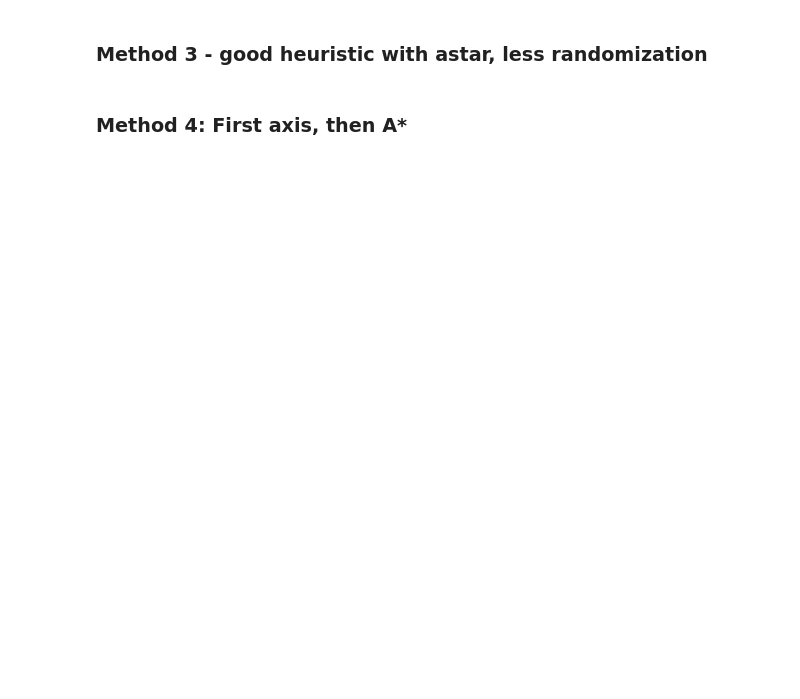
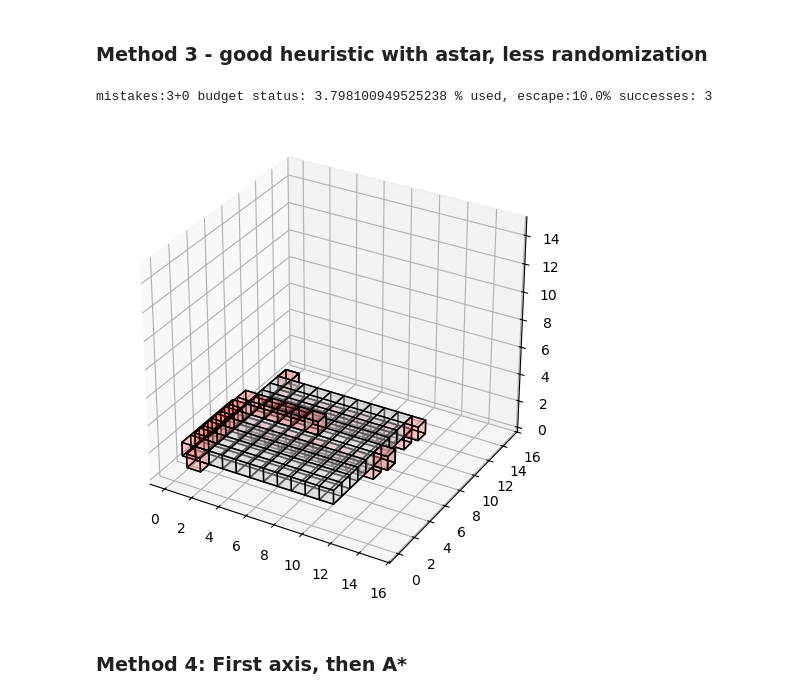
Before and after one commit to MarekOnd/SpOC3-solution, a Jupyter notebook: Challenge 3 Programmable Cubes/implementation.ipynb, the cells around one changed output. Saved outputs shown, nothing was run; the diff lists cells and outputs as text; code cells hidden in the pictures; blank space fills up the shorter version.

```diff
--- a/Challenge 3 Programmable Cubes/implementation.ipynb
+++ b/Challenge 3 Programmable Cubes/implementation.ipynb
@@ -511,7 +635,7 @@ alg = []
 path = []
 iter = 0
 cubes.reset(ci)
-ESCAPE = 20
+ESCAPE = 10
 placed_stat = []
 successes = 0
 while len(alg) < udp.get_nix() and iter < ESCAPE:
@@ -535,44 +659,50 @@ while len(alg) < udp.get_nix() and iter < ESCAPE:
     for src_dest in src_dest_all:
         if src_dest[2] != src_dest[3]: # the place has to be correct, otherwise counterproductive
             continue
-        last_positions = cubes.cube_position
+        #last_positions = cubes.cube_position
         #tmp_alg,tmp_path,success = find_path_to_position(src_dest[0],ct[src_dest[1]],cubes,100)
         id = src_dest[0]
         start = cubes.cube_position[id]
         end = ct[src_dest[1]]
-        if not is_accessible(end,cubes):
+        if not is_accessible(end,cubes.cube_position):
             continue
-        tmp_path,rotations,success = astar_cubes(cubes,id,end,manhattan,50+10*iter)
-        cubes.reset(last_positions)
+        tmp_path,rotations,success = astar_cubes(cubes,id,end,dijkstra,50)
+        #cubes.cube_position[id] = start
+        #cubes.reset(cubes.cube_position)
+        #cubes.reset_at_id(id,start)
         if success:
             chrom = rotations_to_chromosome(id,rotations)
             alg.extend(chrom)
             chrom = np.concatenate([chrom,[-1]])
-            cubes.apply_chromosome(chrom,True)
+            cubes.apply_chromosome(chrom,False)
             path.extend(tmp_path)
             #debug_plot(np.concatenate([cubes.cube_position,np.array(tmp_path)]), np.concatenate([ti,-np.ones(shape=tmp_path.shape[0])]))
+            #plot(cubes.cube_position, ti)
 
         #     pass
         successes += (int)(success)
     placed_stat.append(successes)
 
     # Experiment: let all wrong cubes move 1 time randomly
     # results from few runs: overall improves fitness, maybe increases num of steps at start but helps in the end
     # wi, wt = get_wrong_cube_ids(cubes.cube_position,ct)
     # for id in wi:
     #     move = force_random_move(id,cubes)
     #     if move != -1:
     #         alg.extend([id,move])
 
     iter += 1
     mistakes_cnt = len(wi)+len(wrong_type_ids)
     if mistakes_cnt == 0:
         break
     print(f"mistakes:{len(wi)}+{len(wrong_type_ids)} budget status: {len(alg)/udp.get_nix()*100} % used, escape:{iter/ESCAPE*100}% successes: {successes}")
 path = np.array(path)
 debug_plot(np.concatenate([cubes.cube_position,path]), np.concatenate([ti,-np.ones(shape=path.shape[0])]))
-plot(cubes.cube_position, ti)
-plt.plot(np.array(placed_stat))
+#plot(cubes.cube_position, ti)
+#plt.plot(np.array(placed_stat))
+# %% [output]
+mistakes:3+0 budget status: 3.798100949525238 % used, escape:10.0% successes: 3
+[figure, added]
 # %% [markdown]
 ### Method 4: First axis, then A*
 # %%
```
Also changed, not shown: parts of 14 cells of this notebook, 3 other files.
